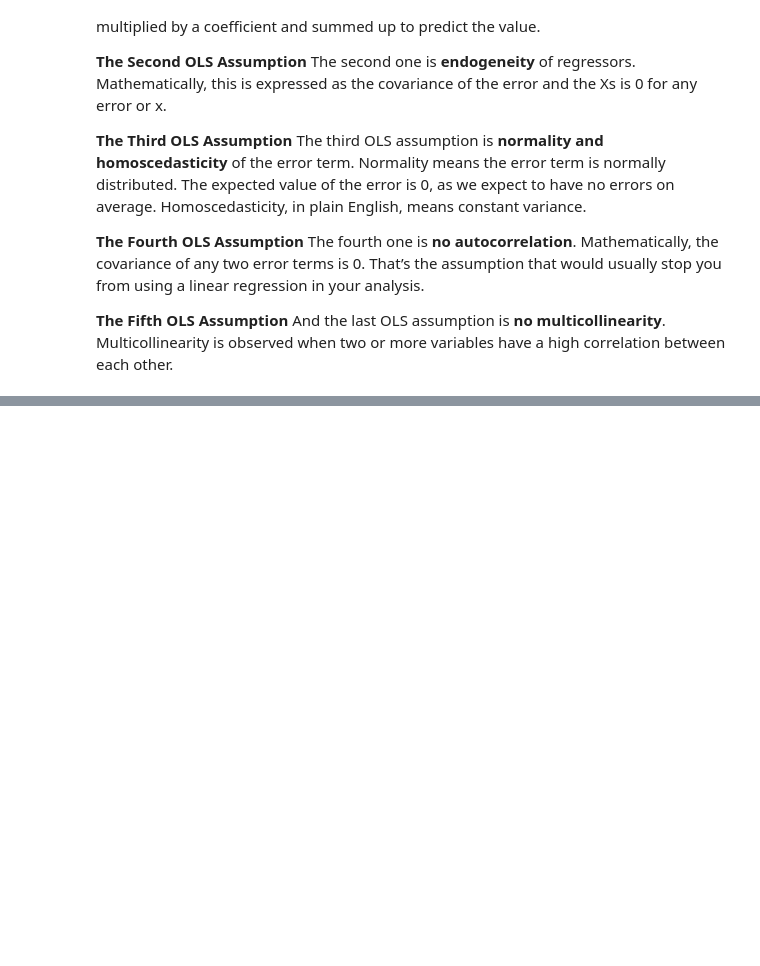
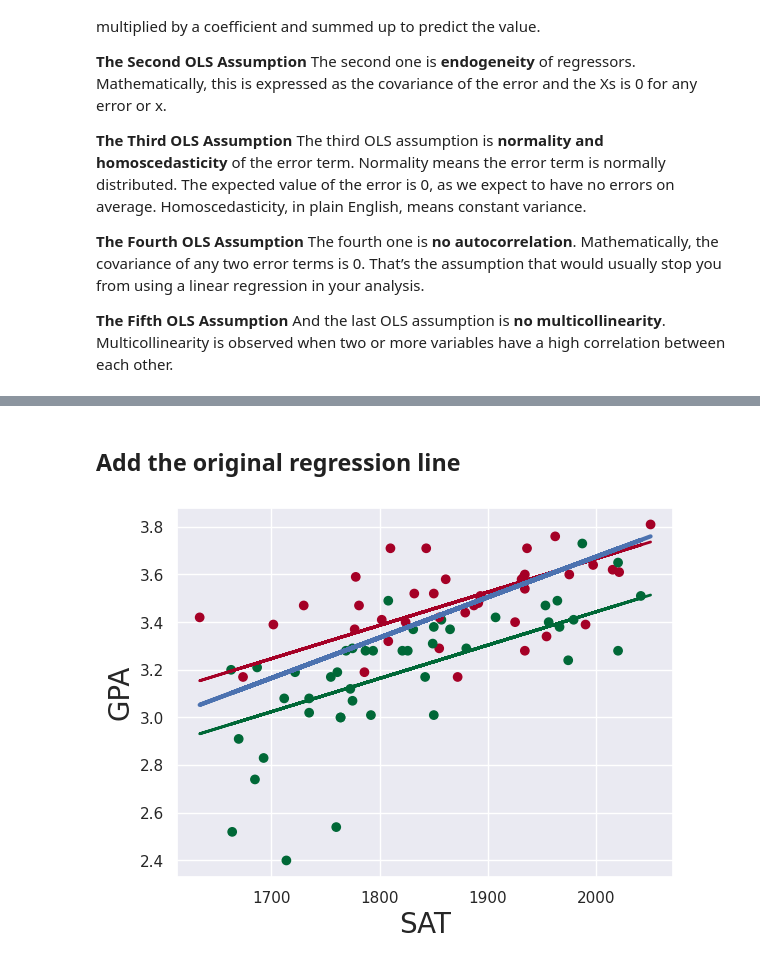
Before and after one commit to Korniev/Data-Sciense, a Jupyter notebook: udemy/multiple_linear_regression.ipynb, the cells around one changed output, grey strips where cells are left out. Drawn from its saved outputs; the diff is of its cells as text; code cells hidden in the pictures; blank space fills up the shorter version.

```diff
--- a/udemy/multiple_linear_regression.ipynb
+++ b/udemy/multiple_linear_regression.ipynb
@@ -138,0 +252,31 @@ And the last OLS assumption is **no multicollinearity**. Multicollinearity is ob
+# %% [markdown]
+## Add the original regression line
+# %%
+# Same as above, this time we are including the regression line WITHOUT the dummies.
+
+# In this code I want to color the points depending on attendance
+# Note: This code would have been very easy in Seaborn
+
+# Create one scatter plot which contains all observations
+# Use the series 'Attendance' as color, and choose a colour map of your choice
+# The colour map we've chosen is completely arbitrary
+plt.scatter(data['SAT'],data['GPA'], c=data['Attendance'],cmap='RdYlGn_r')
+
+# Define the two regression equations (one with a dummy = 1, the other with dummy = 0)
+# We have those above already, but for the sake of consistency, we will also include them here
+yhat_no = 0.6439 + 0.0014*data['SAT']
+yhat_yes = 0.8665 + 0.0014*data['SAT']
+# Original regression line
+yhat = 0.0017*data['SAT'] + 0.275
+
+# Plot the two regression lines
+fig = plt.plot(data['SAT'],yhat_no, lw=2, c='#006837', label ='regression line1')
+fig = plt.plot(data['SAT'],yhat_yes, lw=2, c='#a50026', label ='regression line2')
+# Plot the original regression line
+fig = plt.plot(data['SAT'],yhat, lw=3, c='#4C72B0', label ='regression line')
+
+plt.xlabel('SAT', fontsize = 20)
+plt.ylabel('GPA', fontsize = 20)
+plt.show()
+# %% [output]
+[figure, added]
```
Also changed, not shown: parts of 20 cells of this notebook.
